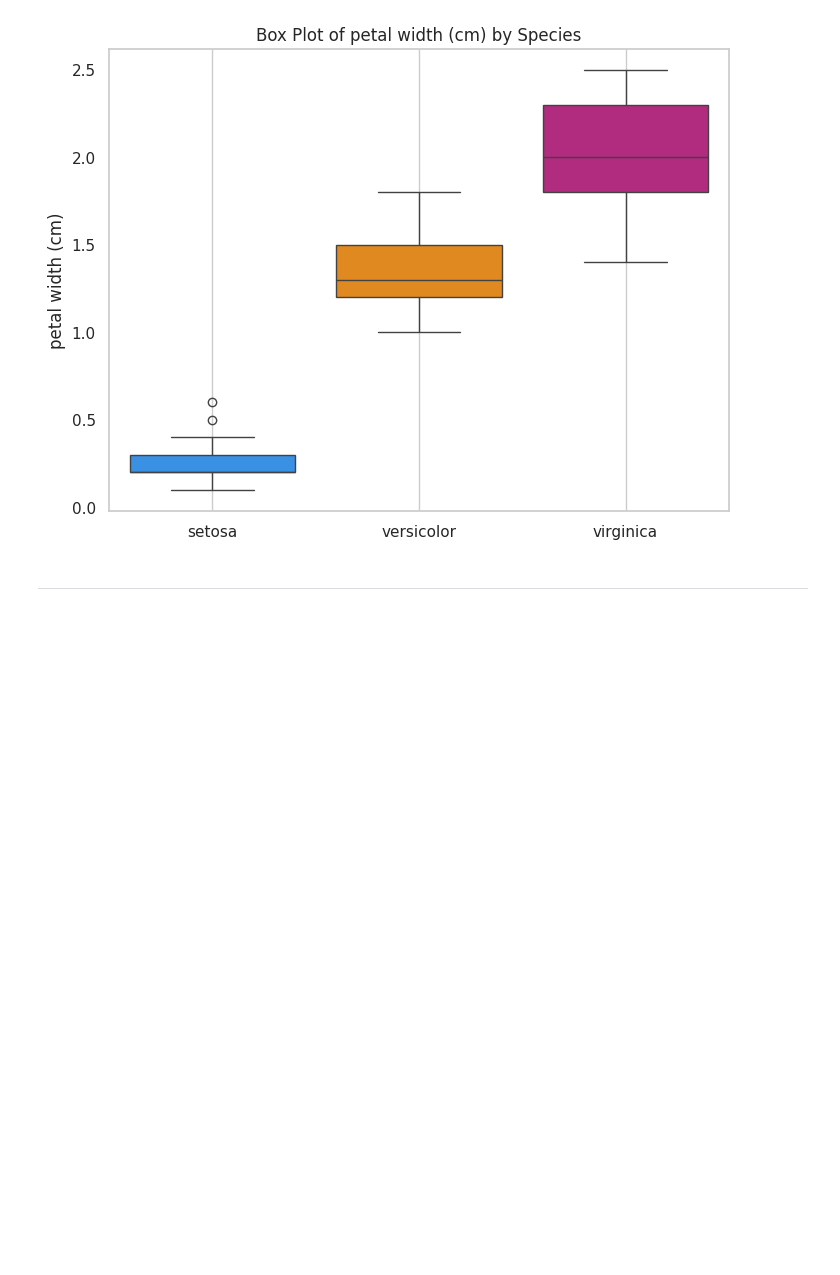
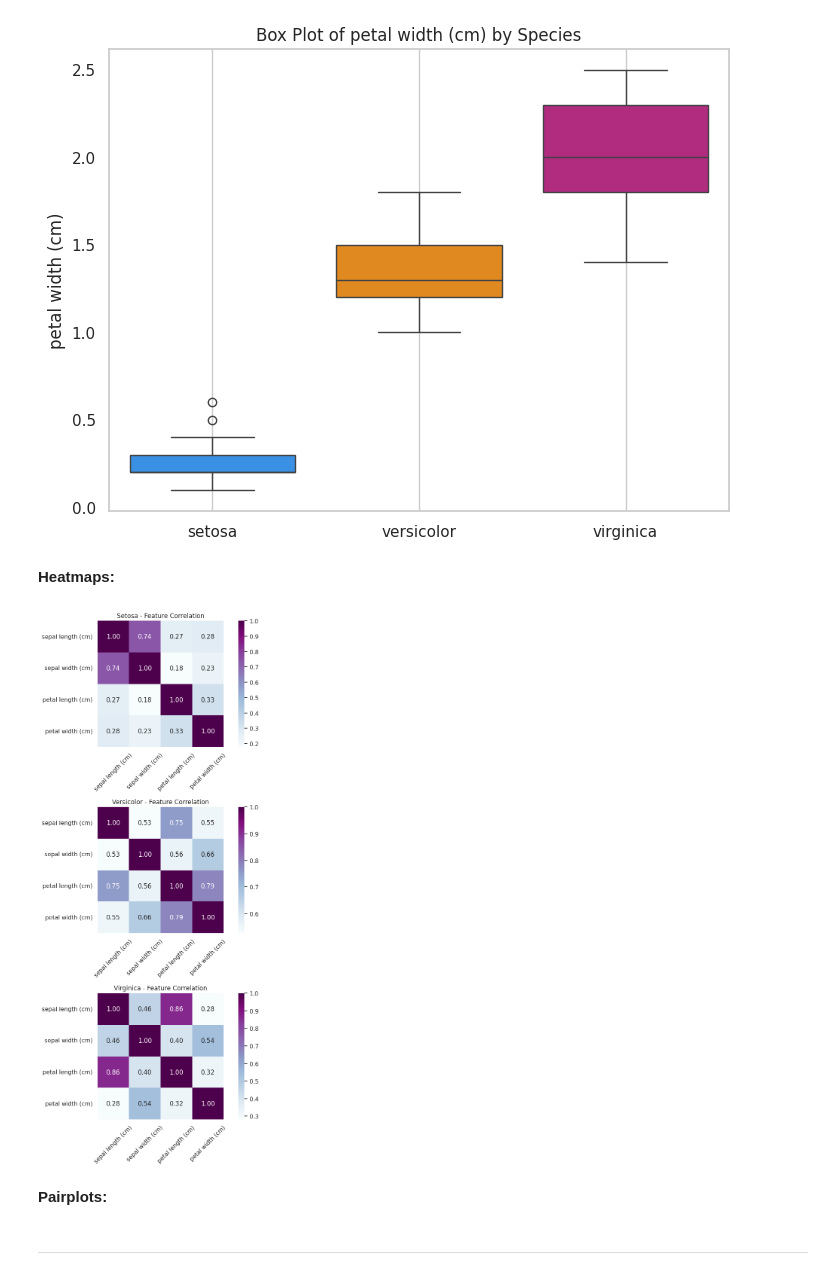
Before and after one commit to elainecazetta/pands-project, a Jupyter notebook: analysis.ipynb, the cells around one changed output. Drawn from its saved outputs; the diff is of its cells as text; code cells hidden in the pictures; blank space fills up the shorter version.

Commit message:
heatmaps

```diff
--- a/analysis.ipynb
+++ b/analysis.ipynb
@@ -404,6 +404,34 @@ for feature in features:
 [figure]
 [figure]
 [figure]
+# %% [markdown]
+**Heatmaps:**
+# %%
+# Set up the figure with three subplots
+fig, axes = plt.subplots(3, 1, figsize=(8, 15))
+
+species_list = df['species'].unique()  # ['setosa', 'versicolor', 'virginica']
+
+# Loop through each species and create a heatmap
+for i, species in enumerate(species_list):
+    subset = df[df['species'] == species].drop('species', axis=1)  # Filter data and drop 'species' column
+    corr = subset.corr()  # Calculate correlation matrix
+
+# Create a heatmap showing the correlation matrix for each species
+    sns.heatmap(corr, annot=True, cmap='BuPu', fmt=".2f",
+                 square=True, cbar=True, ax=axes[i])
+
+    # Set a title for each subplot using the species name
+    axes[i].set_title(f'{species.capitalize()} - Feature Correlation', fontsize=12)
+    axes[i].tick_params(axis='x', rotation=45)  # Tilt x-axis labels
+
+# Adjust spacing between plots
+plt.tight_layout()
+plt.show()
+# %% [output]
+[figure, added]
+# %% [markdown]
+**Pairplots:**
 # %% [markdown]
 
 ---
```
